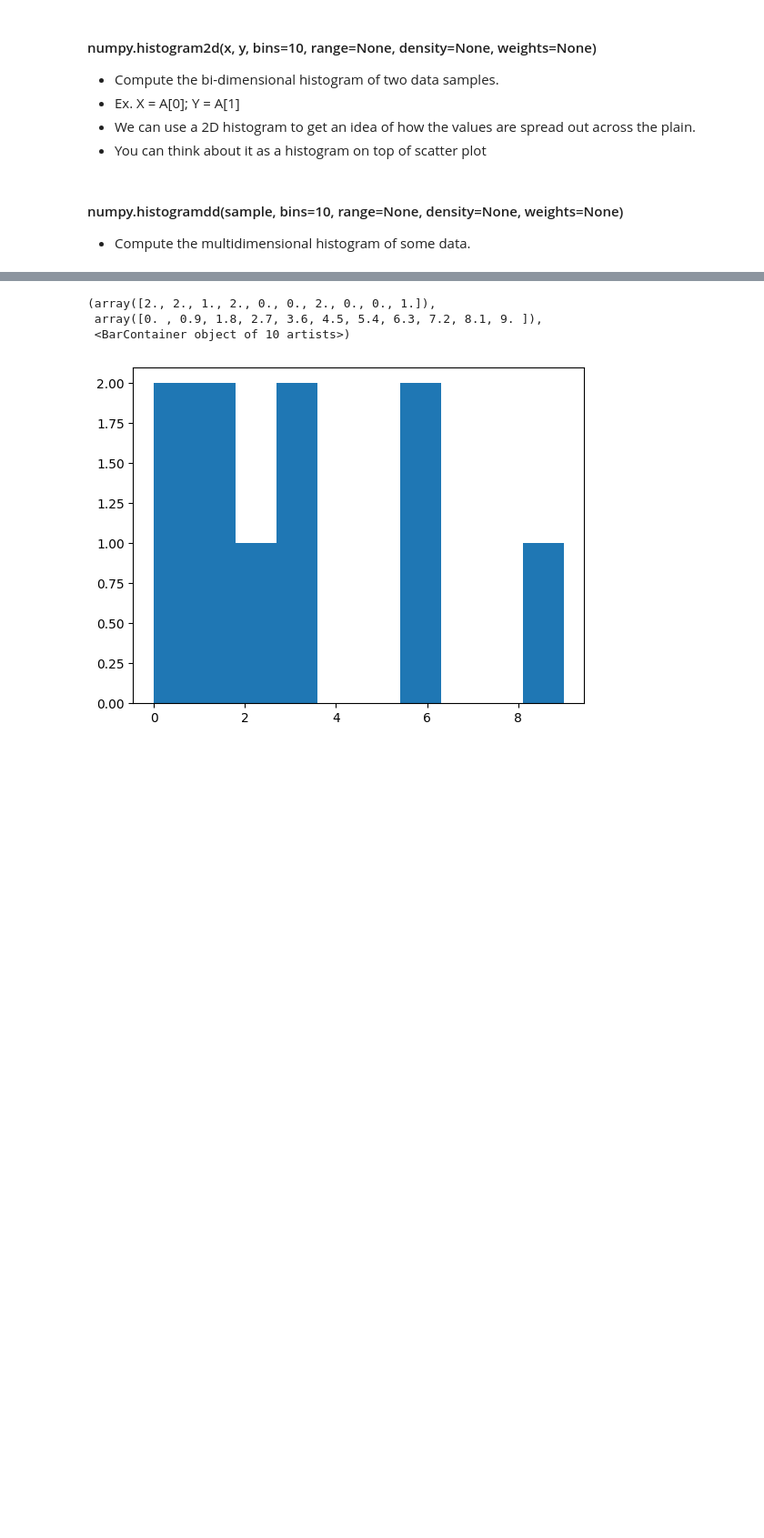
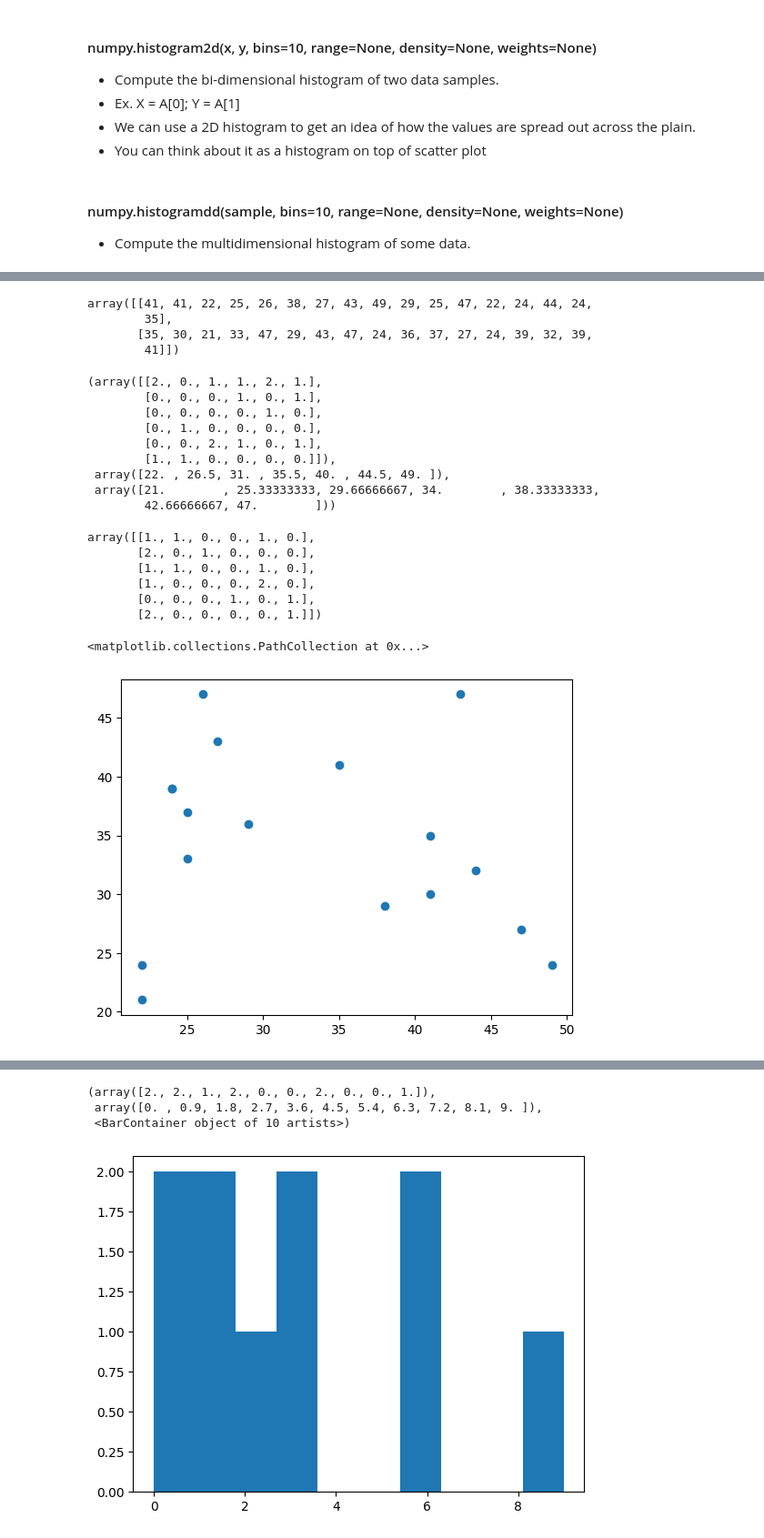
Before and after one commit to jmonti-gh/365DS_jm, a Jupyter notebook: 7_Data_Prepro_Numpy/7_7_histograms_2.ipynb, the cells around one changed output, grey strips where cells are left out. Shown at 91% size. Drawn from its saved outputs; the diff is of its cells as text; code cells hidden in the pictures; blank space fills up the shorter version.

Commit message:
feat: real_dm() function in two versions

```diff
--- a/7_Data_Prepro_Numpy/7_7_histograms_2.ipynb
+++ b/7_Data_Prepro_Numpy/7_7_histograms_2.ipynb
@@ -26,6 +29,19 @@ def show_attr(arrnm: str) -> str:
             strout += f'| {attr}: {eval(arrnm_attr)} '
 
     return strout
+# %%
+# Function make a real density matrix
+
+def real_dm(dm: np.ndarray) -> np.ndarray:
+    return np.array(list(map(lambda row: row[::-1], dm))).T
+
+def real_dm_b(dm: np.ndarray) -> np.ndarray:
+    nf_arr = np.ones_like(dm)
+    for ix in range(dm.shape[0]):
+        nf_arr[ix] = dm[ix][::-1]
+    return nf_arr.T
+
+### dm_real = np.array(list(map(lambda row: row[::-1], dm))).T
 # %%
 A = np.array([[1,0,0,3,1],
               [3,6,6,2,9]])
@@ -39,0 +102,39 @@ array([[1, 0, 0, 3, 1],
+# %%
+# If we have input arrays of more than five values we get a better
+# idea of just how useful it is.
+from numpy.random import Generator as gen
+from numpy.random import PCG64 as pcg
+
+array_RG = gen(pcg())
+B = array_RG.integers(low=21, high=50, size=(2,17))
+display(B)
+
+h2d_b = np.histogram2d(B[0], B[1], bins=6)
+display(h2d_b)
+
+display(real_dm(h2d_b[0]))
+
+plt.Figure(figsize=(6,6))
+plt.scatter(x=B[0], y=B[1])
+# %% [output]
+array([[41, 41, 22, 25, 26, 38, 27, 43, 49, 29, 25, 47, 22, 24, 44, 24,
+        35],
+       [35, 30, 21, 33, 47, 29, 43, 47, 24, 36, 37, 27, 24, 39, 32, 39,
+        41]])
+(array([[2., 0., 1., 1., 2., 1.],
+        [0., 0., 0., 1., 0., 1.],
+        [0., 0., 0., 0., 1., 0.],
+        [0., 1., 0., 0., 0., 0.],
+        [0., 0., 2., 1., 0., 1.],
+        [1., 1., 0., 0., 0., 0.]]),
+ array([22. , 26.5, 31. , 35.5, 40. , 44.5, 49. ]),
+ array([21.        , 25.33333333, 29.66666667, 34.        , 38.33333333,
+        42.66666667, 47.        ]))
+array([[1., 1., 0., 0., 1., 0.],
+       [2., 0., 1., 0., 0., 0.],
+       [1., 1., 0., 0., 1., 0.],
+       [1., 0., 0., 0., 2., 0.],
+       [0., 0., 0., 1., 0., 1.],
+       [2., 0., 0., 0., 0., 1.]])
+<matplotlib.collections.PathCollection at 0x...>
+[figure, added]
```
Also changed, not shown: parts of 22 cells of this notebook.
